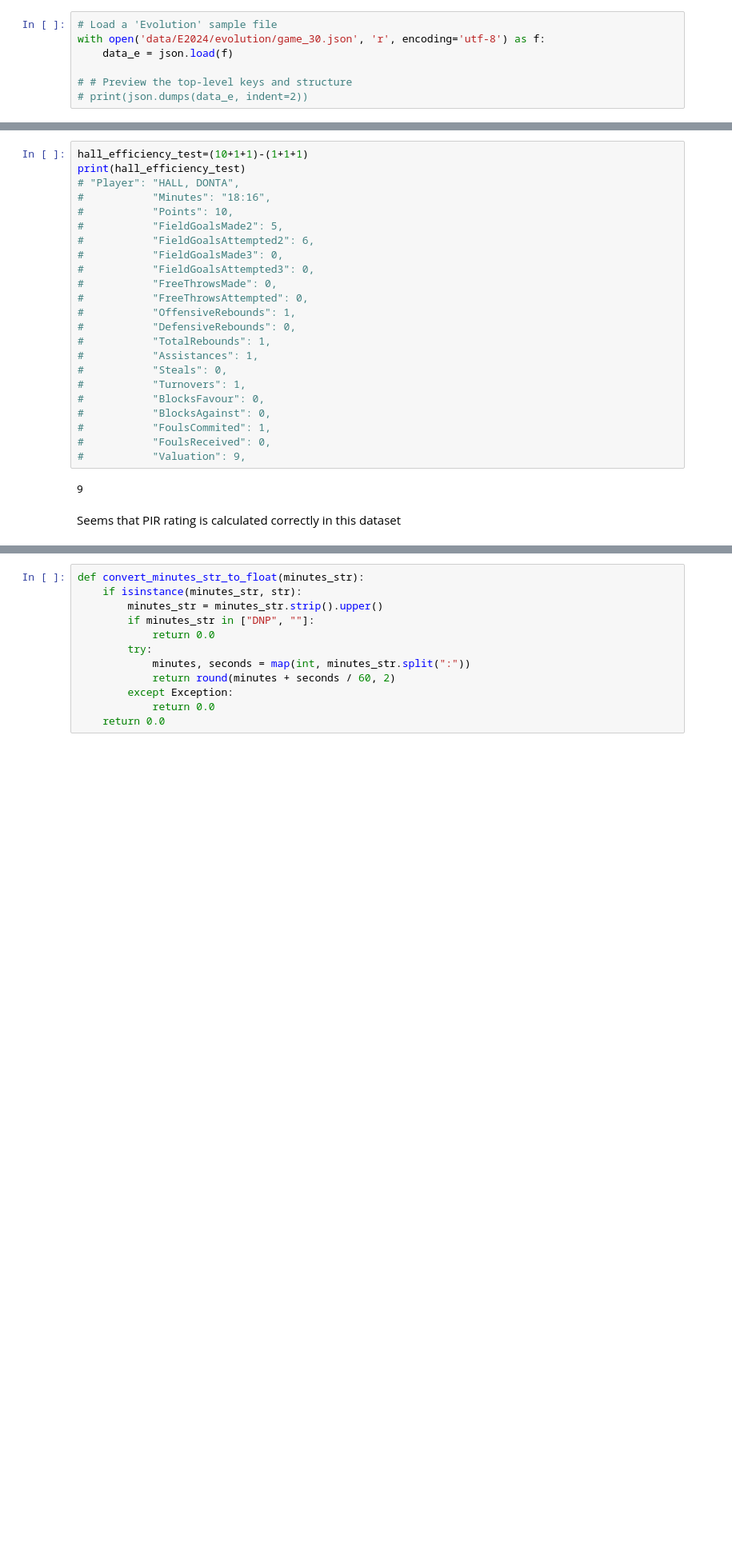
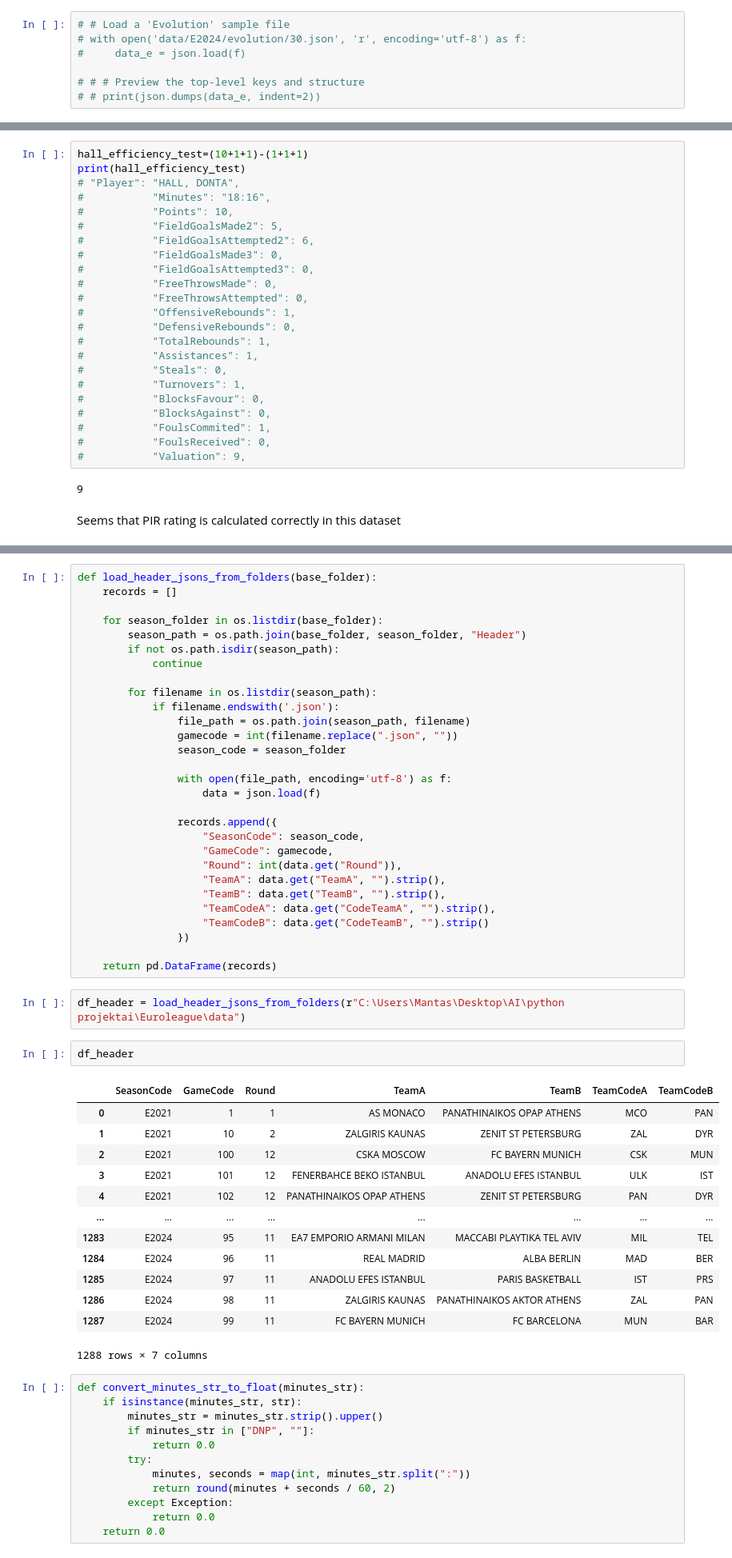
Before and after one commit to Mantas-Butenas/Euroleague-data-analysis, a Jupyter notebook: Euroleague.ipynb, the cells around one changed output, grey strips where cells are left out. Shown: that part at 80% size. Saved outputs shown, nothing was run; the diff lists cells and outputs as text; blank space fills up the shorter version.

```diff
--- a/Euroleague.ipynb
+++ b/Euroleague.ipynb
@@ -348,12 +319,12 @@ print(json.dumps(data, indent=2))
 # %% [markdown]
 Missleading URI name. This data is an indicator on how well the team is getting extra points (points of TO, 2nd chances, fastbreak points)
 # %%
-# Load a 'Evolution' sample file
-with open('data/E2024/evolution/game_30.json', 'r', encoding='utf-8') as f:
-    data_e = json.load(f)
+# # Load a 'Evolution' sample file
+# with open('data/E2024/evolution/30.json', 'r', encoding='utf-8') as f:
+#     data_e = json.load(f)
 
-# # Preview the top-level keys and structure
-# print(json.dumps(data_e, indent=2))
+# # # Preview the top-level keys and structure
+# # print(json.dumps(data_e, indent=2))
 # %% [markdown]
 PointsList
 A list of two lists: PointsList[0] = team A's cumulative score at each minute, PointsList[1] = team B’s score.
@@ -462,3 +433,50 @@ Seems that PIR rating is calculated correctly in this dataset
+# %%
+def load_header_jsons_from_folders(base_folder):
+    records = []
+
+    for season_folder in os.listdir(base_folder):
+        season_path = os.path.join(base_folder, season_folder, "Header")
+        if not os.path.isdir(season_path):
+            continue
+
+        for filename in os.listdir(season_path):
+            if filename.endswith('.json'):
+                file_path = os.path.join(season_path, filename)
+                gamecode = int(filename.replace(".json", ""))
+                season_code = season_folder
+
+                with open(file_path, encoding='utf-8') as f:
+                    data = json.load(f)
+
+                records.append({
+                    "SeasonCode": season_code,
+                    "GameCode": gamecode,
+                    "Round": int(data.get("Round")),
+                    "TeamA": data.get("TeamA", "").strip(),
+                    "TeamB": data.get("TeamB", "").strip(),
+                    "TeamCodeA": data.get("CodeTeamA", "").strip(),
+                    "TeamCodeB": data.get("CodeTeamB", "").strip()
+                })
+
+    return pd.DataFrame(records)
+# %%
+df_header = load_header_jsons_from_folders(r"C:\Users\Mantas\Desktop\AI\python projektai\Euroleague\data")
+# %%
+df_header
+# %% [output]
+|  | SeasonCode | GameCode | Round | TeamA | TeamB | TeamCodeA | TeamCodeB |
+| 0 | E2021 | 1 | 1 | AS MONACO | PANATHINAIKOS OPAP ATHENS | MCO | PAN |
+| 1 | E2021 | 10 | 2 | ZALGIRIS KAUNAS | ZENIT ST PETERSBURG | ZAL | DYR |
+| 2 | E2021 | 100 | 12 | CSKA MOSCOW | FC BAYERN MUNICH | CSK | MUN |
+| 3 | E2021 | 101 | 12 | FENERBAHCE BEKO ISTANBUL | ANADOLU EFES ISTANBUL | ULK | IST |
+| 4 | E2021 | 102 | 12 | PANATHINAIKOS OPAP ATHENS | ZENIT ST PETERSBURG | PAN | DYR |
+| ... | ... | ... | ... | ... | ... | ... | ... |
+| 1283 | E2024 | 95 | 11 | EA7 EMPORIO ARMANI MILAN | MACCABI PLAYTIKA TEL AVIV | MIL | TEL |
+| 1284 | E2024 | 96 | 11 | REAL MADRID | ALBA BERLIN | MAD | BER |
+| 1285 | E2024 | 97 | 11 | ANADOLU EFES ISTANBUL | PARIS BASKETBALL | IST | PRS |
+| 1286 | E2024 | 98 | 11 | ZALGIRIS KAUNAS | PANATHINAIKOS AKTOR ATHENS | ZAL | PAN |
+| 1287 | E2024 | 99 | 11 | FC BAYERN MUNICH | FC BARCELONA | MUN | BAR |
+1288 rows × 7 columns
 # %%
 def convert_minutes_str_to_float(minutes_str):
     if isinstance(minutes_str, str):
```
Also changed, not shown: parts of 42 cells of this notebook, 3 other files.
